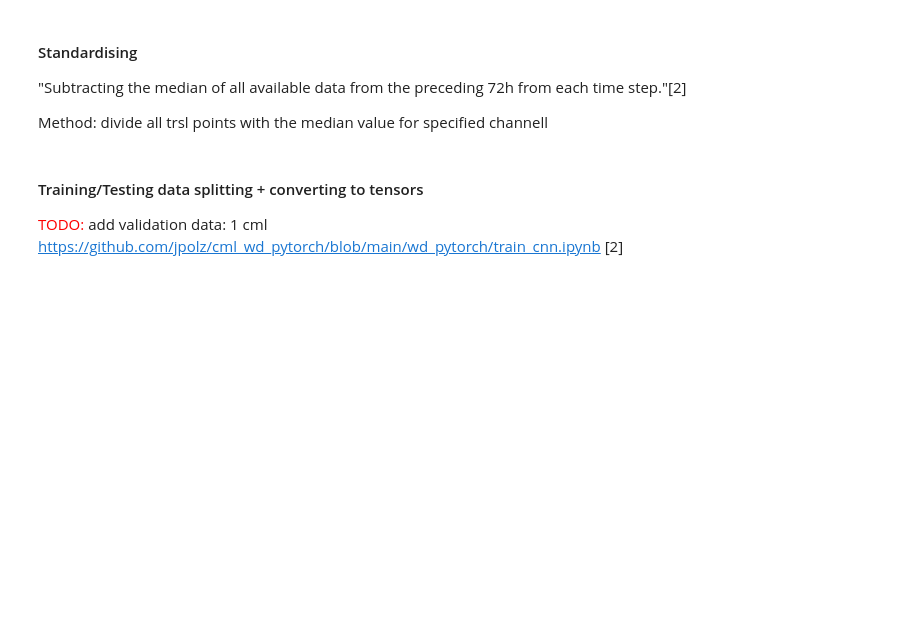
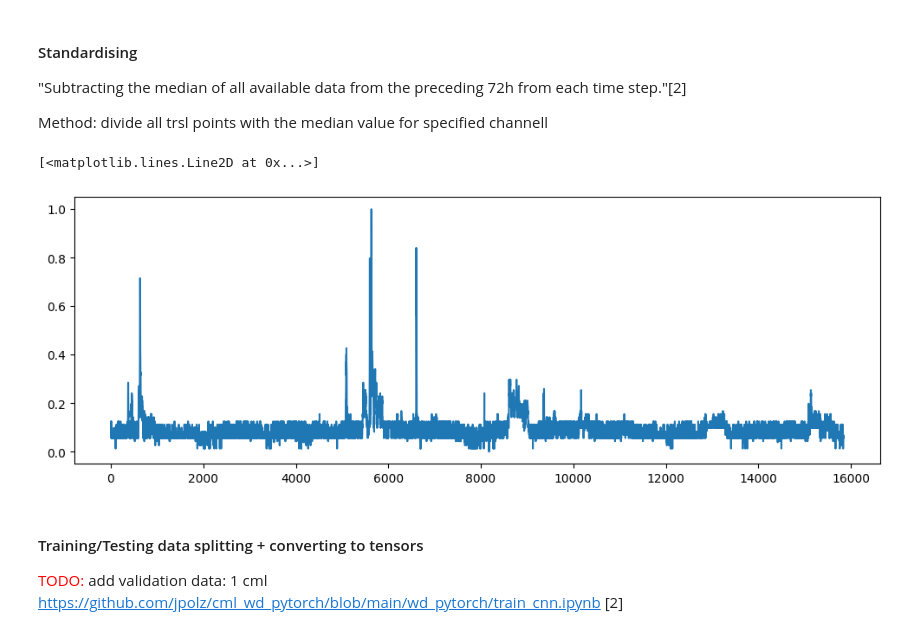
Before and after one commit to xkalet07/cml_wd_telcosense, a Jupyter notebook: 02_train_full_dataset.ipynb, the cells around one changed output. Saved outputs shown, nothing was run; the diff lists cells and outputs as text; code cells hidden in the pictures; blank space fills up the shorter version.

```diff
--- a/02_train_full_dataset.ipynb
+++ b/02_train_full_dataset.ipynb
@@ -187,3 +189,13 @@ for i in range(num_cmls):
+# %%
+# select one cml:
+
+# setup figure
+fig, axs = plt.subplots(1, 1, sharex=True, figsize=(12,4))
+
+axs.plot(ds.trsl_st.isel(cml_id=1,channel_id=1).values.reshape(-1))
+# %% [output]
+[<matplotlib.lines.Line2D at 0x...>]
+[figure, added]
 # %% [markdown]
 #### Training/Testing data splitting + converting to tensors
 <span style="color:red">TODO: </span>add validation data: 1 cml
```
Also changed, not shown: parts of 9 cells of this notebook.
